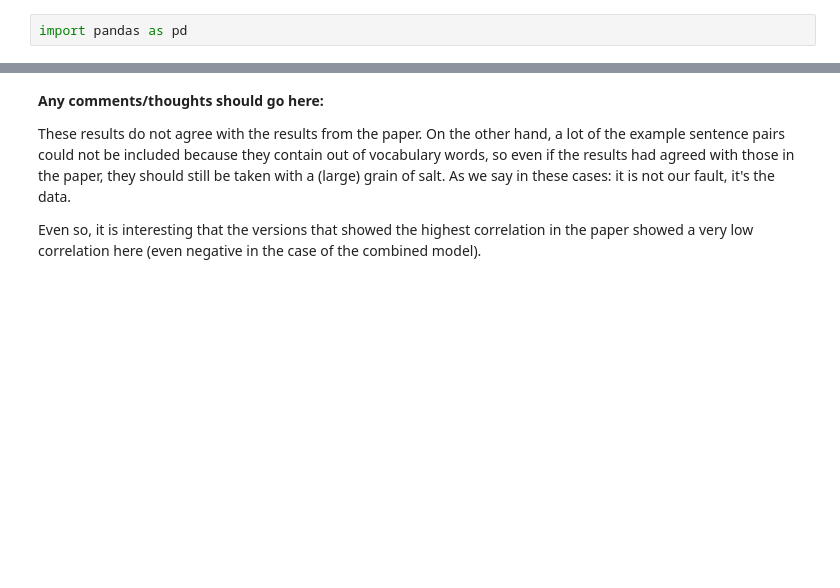
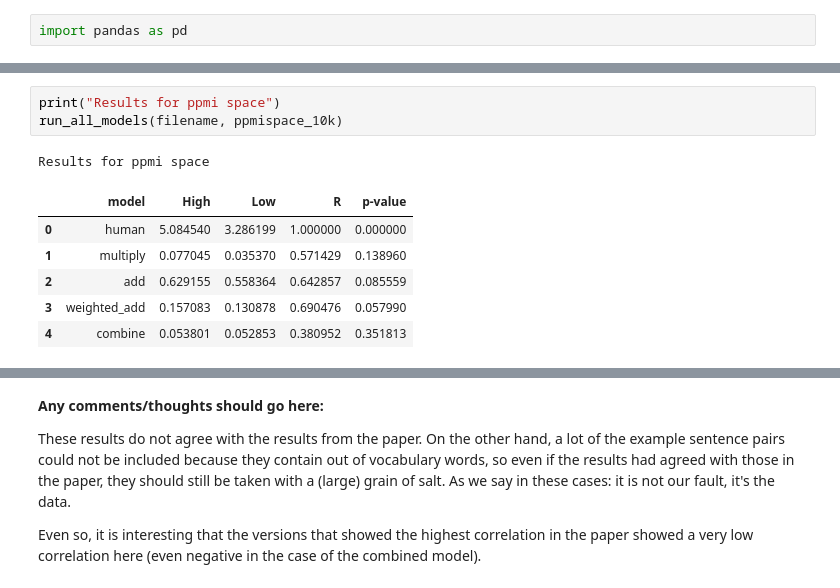
Before and after one commit to Devix71/computational-semantics, a Jupyter notebook: assignments/02-vector-semantics/vector_semantics.ipynb, the cells around one changed output, grey strips where cells are left out. Cells and saved outputs as stored; diff of their text form; blank space fills up the shorter version.

```diff
--- a/assignments/02-vector-semantics/vector_semantics.ipynb
+++ b/assignments/02-vector-semantics/vector_semantics.ipynb
@@ -711,0 +609,11 @@ add.probe()
+# %%
+print("Results for ppmi space")
+run_all_models(filename, ppmispace_10k)
+# %% [output]
+Results for ppmi space
+|  | model | High | Low | R | p-value |
+| 0 | human | 5.084540 | 3.286199 | 1.000000 | 0.000000 |
+| 1 | multiply | 0.077045 | 0.035370 | 0.571429 | 0.138960 |
+| 2 | add | 0.629155 | 0.558364 | 0.642857 | 0.085559 |
+| 3 | weighted_add | 0.157083 | 0.130878 | 0.690476 | 0.057990 |
+| 4 | combine | 0.053801 | 0.052853 | 0.380952 | 0.351813 |
```
Also changed, not shown: parts of 21 cells of this notebook, 2 other files.
